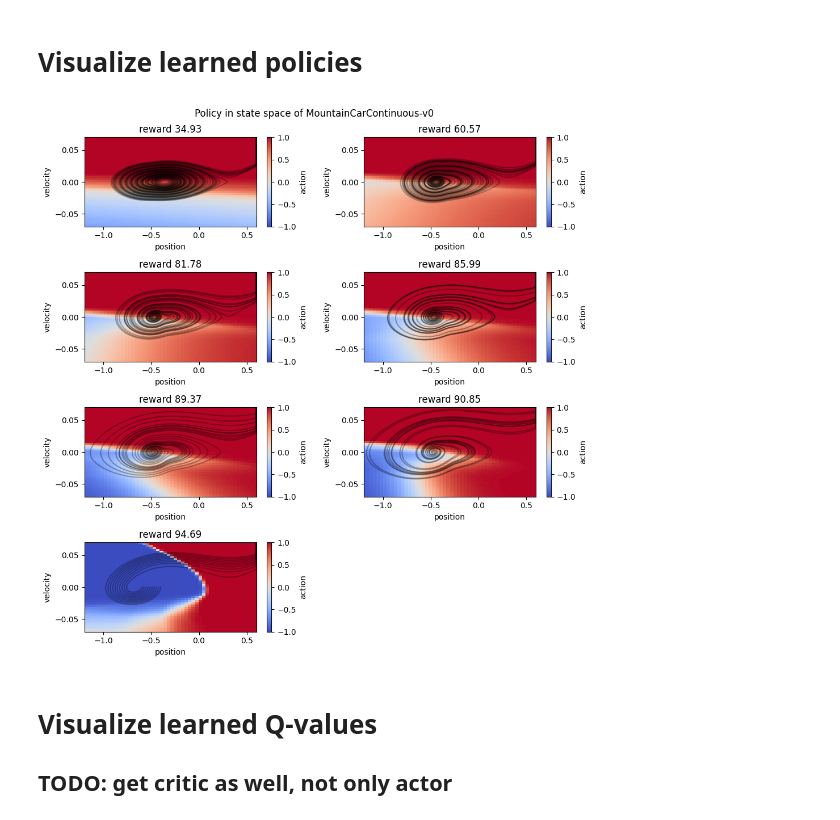
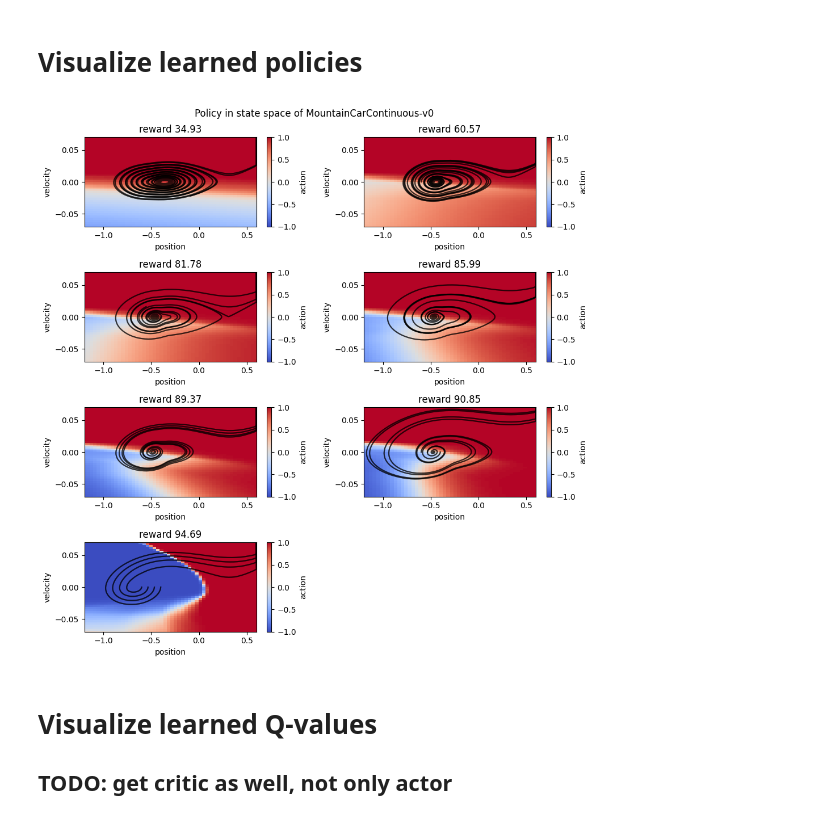
Before and after one commit to milosoundjian/projet-mind, a Jupyter notebook: experiments/notebooks/04-analyze_policies.ipynb, the cells around one changed output. Cells and saved outputs as stored; diff of their text form; code cells hidden in the pictures.

```diff
--- a/experiments/notebooks/04-analyze_policies.ipynb
+++ b/experiments/notebooks/04-analyze_policies.ipynb
@@ -36,6 +38,8 @@ The autoreload extension is already loaded. To reload it, use:
 Is specific for each environment
 # %%
 ENV_NAME = ENV_NAMES[2]
+
+PENDULUM_ANGLE = (ENV_NAME == "Pendulum-v1")
 
 ENV = gym.make(ENV_NAME)
 
@@ -43,6 +47,7 @@ MODELS_DIR = f"../models/{ENV_NAME}/"
 STATE_NAMES = ALL_STATE_NAMES[ENV_NAME]
 STATE_SPACE = ALL_STATE_SPACES[ENV_NAME]
 INIT_SPACE = ALL_INIT_SPACES[ENV_NAME]
+TRAJ_LENGTH = EPISODE_LENGTHS[ENV_NAME]
 
 print(ENV_NAME)
 print("state variables", STATE_NAMES)
@@ -88,14 +99,12 @@ policies = [item for item in policies if item is not None]
 
 policies = dict(policies)  # expected format is dict[reward, policy]
 # %%
-TRAJ_LENGTH = 999
-NB_TRAJ = 10
-
+NB_TRAJ = 4
 
 n_rewards = len(policies)
 ncols = 2 if n_rewards > 1 else 1
 nrows = int(np.ceil(n_rewards / ncols))
-fig, axes = plt.subplots(nrows, ncols, figsize=(10, 10))
+fig, axes = plt.subplots(nrows, ncols, figsize=(10, 10),subplot_kw={"projection": "polar"} if PENDULUM_ANGLE else None)
 
 axes = np.atleast_1d(axes).flatten()
 
@@ -103,34 +112,36 @@ for i, (reward, policy) in enumerate(sorted(policies.items())):
     plot_policy(
         policy,
         state_x=STATE_X,
         state_y=STATE_Y,
         state_space=STATE_SPACE,
         fixed_state=None,
         state_names=STATE_NAMES,
         ax=axes[i],
+        pendulum_angle=PENDULUM_ANGLE
     )
 
     plot_trajectories(
         env=ENV,
         policy=policy,
         init_space=INIT_SPACE,
         nb_traj=NB_TRAJ,
         traj_length=TRAJ_LENGTH,
         state_x=STATE_X,
         state_y=STATE_Y,
         state_names=STATE_NAMES,
         ax=axes[i],
+        pendulum_angle=PENDULUM_ANGLE
     )
     axes[i].set_title(f"reward {reward:.2f}")
 
 for ax in axes[i + 1 :]:
     fig.delaxes(ax)
 
 plt.suptitle(f"Policy in state space of {ENV_NAME}")
 plt.tight_layout()
 plt.show()
 # %% [output]
-[figure, old version]
+[figure, new version]
 # %% [markdown]
 # Visualize learned Q-values
 
```
Also changed, not shown: parts of 4 cells of this notebook, 1 other file.
